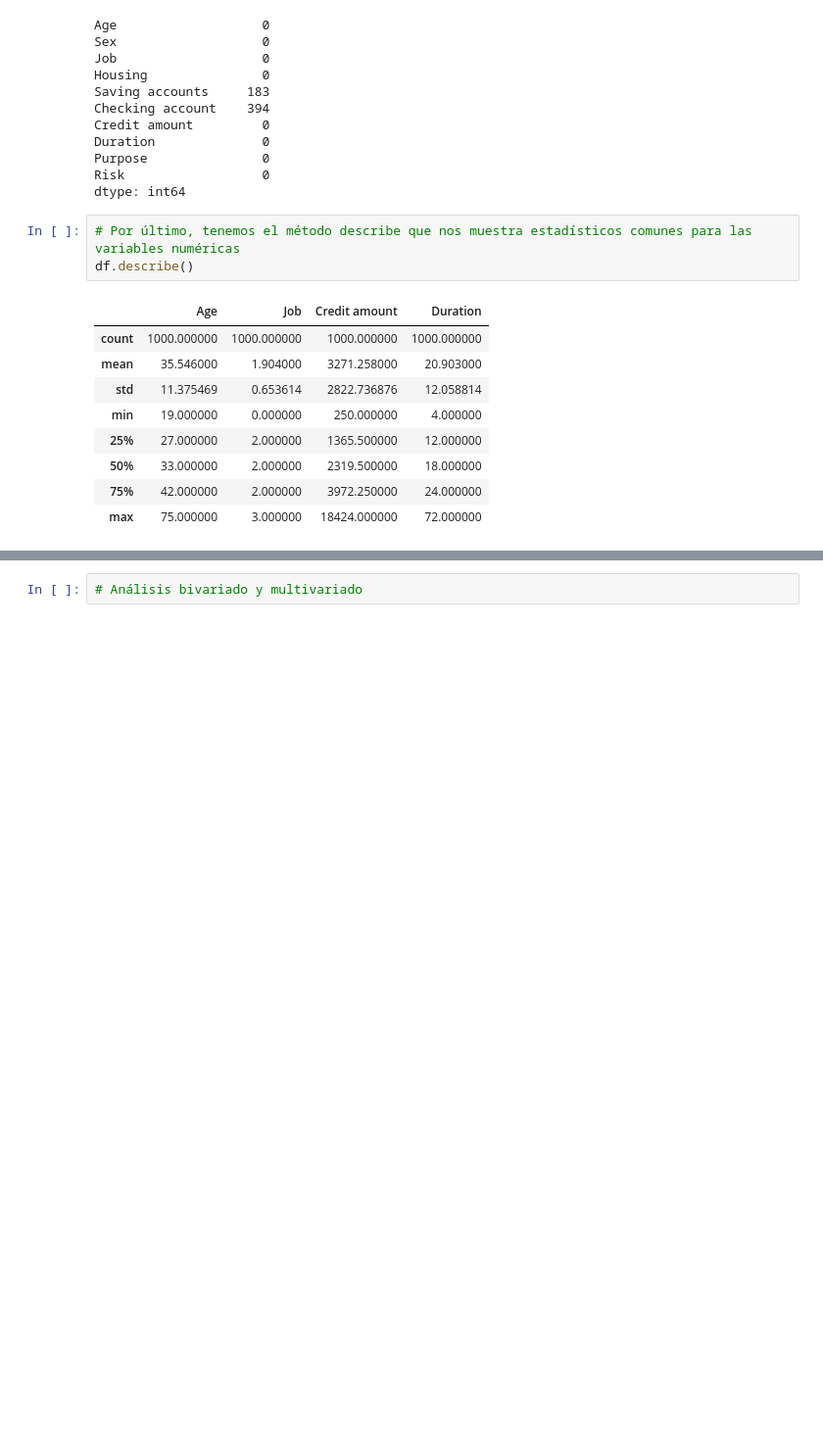
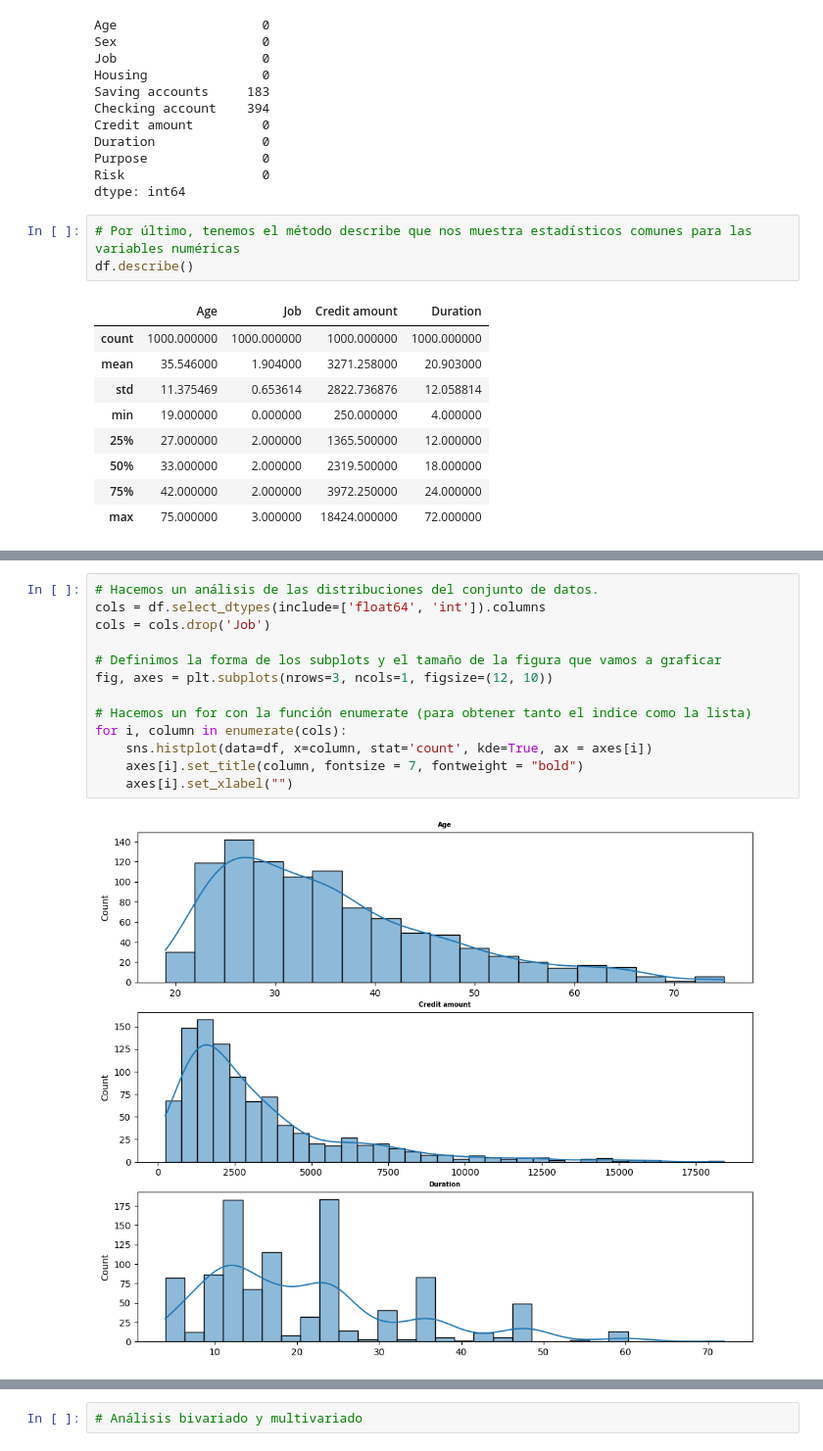
Before and after one commit to LautaroPintos/MachineLearning_101, a Jupyter notebook: notebooks/1.DataAnalysis_x_ML.ipynb, the cells around one changed output, grey strips where cells are left out. Shown: that part at 98% size. Saved outputs shown, nothing was run; the diff lists cells and outputs as text; blank space fills up the shorter version.

```diff
--- a/notebooks/1.DataAnalysis_x_ML.ipynb
+++ b/notebooks/1.DataAnalysis_x_ML.ipynb
@@ -168 +235,16 @@ Name: count, dtype: int64
+# %%
+# Hacemos un análisis de las distribuciones del conjunto de datos.
+cols = df.select_dtypes(include=['float64', 'int']).columns
+cols = cols.drop('Job')
+
+# Definimos la forma de los subplots y el tamaño de la figura que vamos a graficar
+fig, axes = plt.subplots(nrows=3, ncols=1, figsize=(12, 10))
+
+# Hacemos un for con la función enumerate (para obtener tanto el indice como la lista)
+for i, column in enumerate(cols):
+    sns.histplot(data=df, x=column, stat='count', kde=True, ax = axes[i])
+    axes[i].set_title(column, fontsize = 7, fontweight = "bold")
+    axes[i].set_xlabel("")
+# %% [output]
+[figure, added]
 # %%
```
Also changed, not shown: parts of 16 cells of this notebook.
